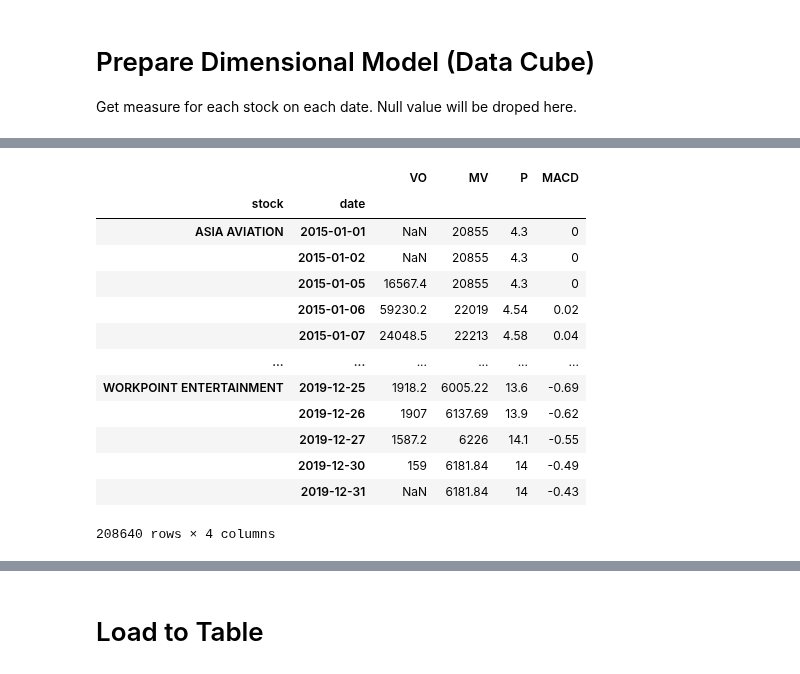
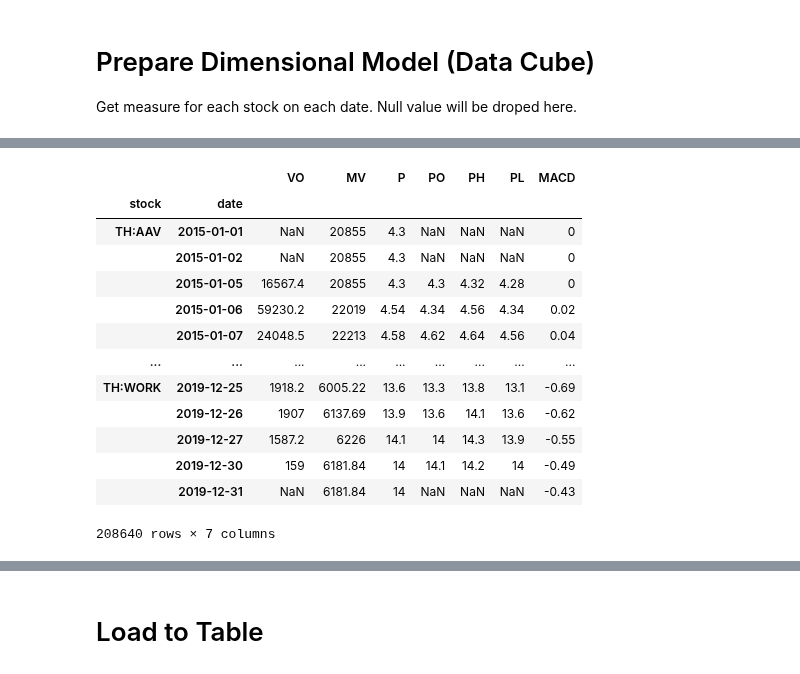
Before and after one commit to chayapan/thesis, a Jupyter notebook: 1.0 Data Acquisition/SET100Data_BuildDataSetV4.ipynb, the cells around one changed output, grey strips where cells are left out. Saved outputs shown, nothing was run; the diff lists cells and outputs as text; code cells hidden in the pictures.

Commit message:
Build company dim, time dim, daily fact tables.

```diff
--- a/1.0 Data Acquisition/SET100Data_BuildDataSetV4.ipynb
+++ b/1.0 Data Acquisition/SET100Data_BuildDataSetV4.ipynb
@@ -178,11 +243,18 @@ s_macd = reduce_fetch_frame(sm.MACD, 'MACD')
 s_VO = reduce_fetch_frame(sm.VO, 'VO')
 s_MV = reduce_fetch_frame(sm.MV, 'MV')
 s_P = reduce_fetch_frame(sm.P, 'P')
+s_PH = reduce_fetch_frame(sm.PH, 'PH')
+s_PL = reduce_fetch_frame(sm.PL, 'PL')
+s_PO = reduce_fetch_frame(sm.PO, 'PO')
 # %%
 s_P = make_index(s_P)
 s_VO = make_index(s_VO)
 s_MV = make_index(s_MV)
 s_MACD = make_index(s_macd)
+
+s_PH = make_index(s_PH)
+s_PL = make_index(s_PL)
+s_PO = make_index(s_PO)
 # %%
 s_MACD
 # %% [output]
@@ -203,23 +309,23 @@ s_MACD
 # %%
 # Combine all attributes
 
-facts = pd.concat([s_VO, s_MV, s_P, s_MACD], axis=1).reindex(s_MV.index)[['VO', 'MV', 'P', 'MACD']]
+facts = pd.concat([s_VO, s_MV, s_P, s_PO, s_PH, s_PL, s_MACD], axis=1).reindex(s_MV.index)[['VO', 'MV', 'P', 'PO', 'PH', 'PL', 'MACD']]
 facts
 # %% [output]
-|  |  | VO | MV | P | MACD |
-| stock | date |  |  |  |  |
-| ASIA AVIATION | 2015-01-01 | NaN | 20855 | 4.3 | 0 |
-|  | 2015-01-02 | NaN | 20855 | 4.3 | 0 |
-|  | 2015-01-05 | 16567.4 | 20855 | 4.3 | 0 |
-|  | 2015-01-06 | 59230.2 | 22019 | 4.54 | 0.02 |
-|  | 2015-01-07 | 24048.5 | 22213 | 4.58 | 0.04 |
-| ... | ... | ... | ... | ... | ... |
-| WORKPOINT ENTERTAINMENT | 2019-12-25 | 1918.2 | 6005.22 | 13.6 | -0.69 |
-|  | 2019-12-26 | 1907 | 6137.69 | 13.9 | -0.62 |
-|  | 2019-12-27 | 1587.2 | 6226 | 14.1 | -0.55 |
-|  | 2019-12-30 | 159 | 6181.84 | 14 | -0.49 |
-|  | 2019-12-31 | NaN | 6181.84 | 14 | -0.43 |
+|  |  | VO | MV | P | PO | PH | PL | MACD |
+| stock | date |  |  |  |  |  |  |  |
+| TH:AAV | 2015-01-01 | NaN | 20855 | 4.3 | NaN | NaN | NaN | 0 |
+|  | 2015-01-02 | NaN | 20855 | 4.3 | NaN | NaN | NaN | 0 |
+|  | 2015-01-05 | 16567.4 | 20855 | 4.3 | 4.3 | 4.32 | 4.28 | 0 |
+|  | 2015-01-06 | 59230.2 | 22019 | 4.54 | 4.34 | 4.56 | 4.34 | 0.02 |
+|  | 2015-01-07 | 24048.5 | 22213 | 4.58 | 4.62 | 4.64 | 4.56 | 0.04 |
+| ... | ... | ... | ... | ... | ... | ... | ... | ... |
+| TH:WORK | 2019-12-25 | 1918.2 | 6005.22 | 13.6 | 13.3 | 13.8 | 13.1 | -0.69 |
+|  | 2019-12-26 | 1907 | 6137.69 | 13.9 | 13.6 | 14.1 | 13.6 | -0.62 |
+|  | 2019-12-27 | 1587.2 | 6226 | 14.1 | 14 | 14.3 | 13.9 | -0.55 |
+|  | 2019-12-30 | 159 | 6181.84 | 14 | 14.1 | 14.2 | 14 | -0.49 |
+|  | 2019-12-31 | NaN | 6181.84 | 14 | NaN | NaN | NaN | -0.43 |
-208640 rows × 4 columns
+208640 rows × 7 columns
 # %%
 # See spec of data at
 # https://docs.google.com/presentation/d/1rmIMOtRluSUB5iwV5KLMLhDdSXWNv0LlQb9zSZ6kVkg/edit#slide=id.gb5693fedaa_0_19
```
Also changed, not shown: parts of 29 cells of this notebook, 7 other files.
